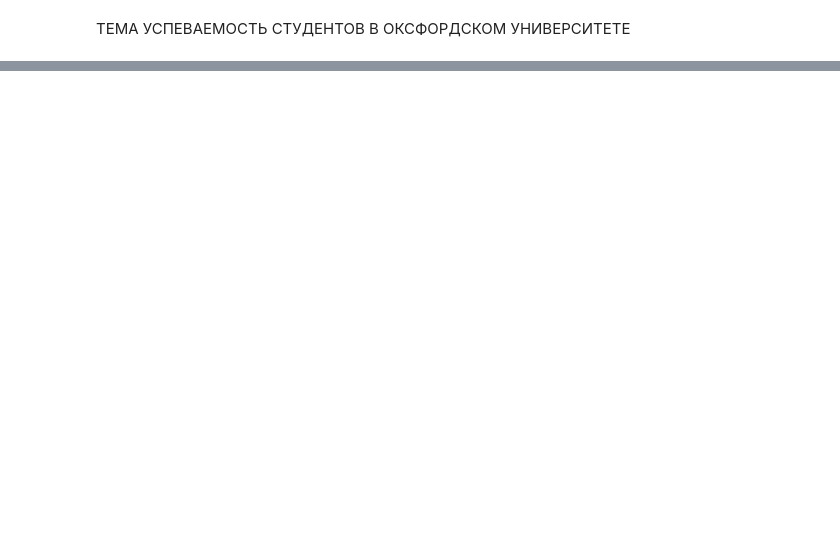
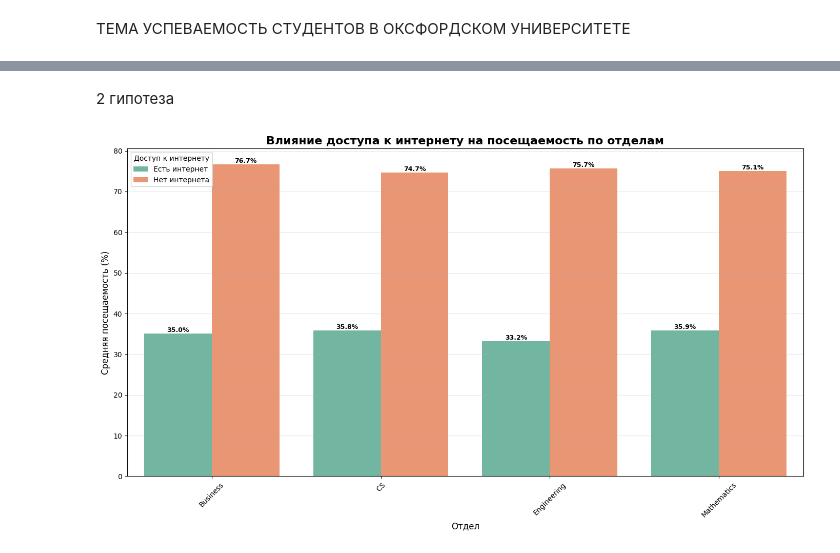
Before and after one commit to LukyanovD/my_cursov, a Jupyter notebook: Курсовая_по_BIG_DATA.ipynb, the cells around one changed output, grey strips where cells are left out. Cells and saved outputs as stored; diff of their text form; code cells hidden in the pictures; blank space fills up the shorter version.

```diff
--- a/Курсовая_по_BIG_DATA.ipynb
+++ b/Курсовая_по_BIG_DATA.ipynb
@@ -91,0 +192,47 @@ Index(['Student_ID', 'First_Name', 'Last_Name', 'Email', 'Gender', 'Age',
+# %% [markdown]
+2 гипотеза
+# %%
+new_df2 = df.copy()
+
+new_df2 = new_df2.loc[:, ['Student_ID', 'Department', 'Attendance (%)', 'Internet_Access_at_Home']]
+
+student_have_internet = new_df2[new_df2['Internet_Access_at_Home'] == 'Yes']
+student_not_internet = new_df2[new_df2['Internet_Access_at_Home'] == 'No']
+
+grouped_student_have_internet = student_have_internet.groupby('Department').agg({
+    'Attendance (%)':'mean',
+})
+
+grouped_student_not_internet = student_not_internet.groupby('Department').agg({
+    'Attendance (%)':'mean',
+})
+
+grouped_student_have_internet['Internet_Access'] = 'Есть интернет'
+grouped_student_not_internet['Internet_Access'] = 'Нет интернета'
+
+combined_internet_data = pd.concat([grouped_student_have_internet, grouped_student_not_internet])
+
+combined_data_reset = combined_internet_data.reset_index()
+
+plt.figure(figsize=(14, 8))
+ax = sns.barplot(data=combined_data_reset, x='Department', y='Attendance (%)', hue='Internet_Access',
+                palette="Set2")
+plt.title('Влияние доступа к интернету на посещаемость по отделам', fontsize=16, fontweight='bold')
+plt.xlabel('Отдел', fontsize=12)
+plt.ylabel('Средняя посещаемость (%)', fontsize=12)
+plt.legend(title='Доступ к интернету')
+plt.xticks(rotation=45)
+plt.grid(axis='y', alpha=0.3)
+
+for i, p in enumerate(ax.patches):
+    height = p.get_height()
+    if height > 0:
+        ax.annotate(f'{height:.1f}%',
+                   (p.get_x() + p.get_width() / 2., height),
+                   ha='center', va='bottom',
+                   fontsize=9, fontweight='bold')
+
+plt.tight_layout()
+plt.show()
+# %% [output]
+[figure, added]
```
Also changed, not shown: parts of 24 cells of this notebook, 3 other files.
